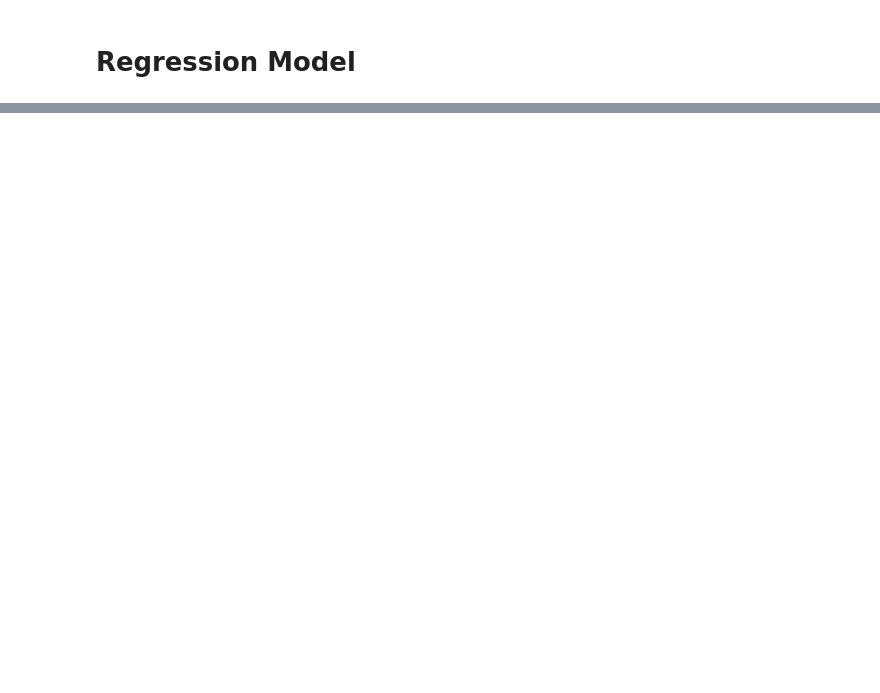
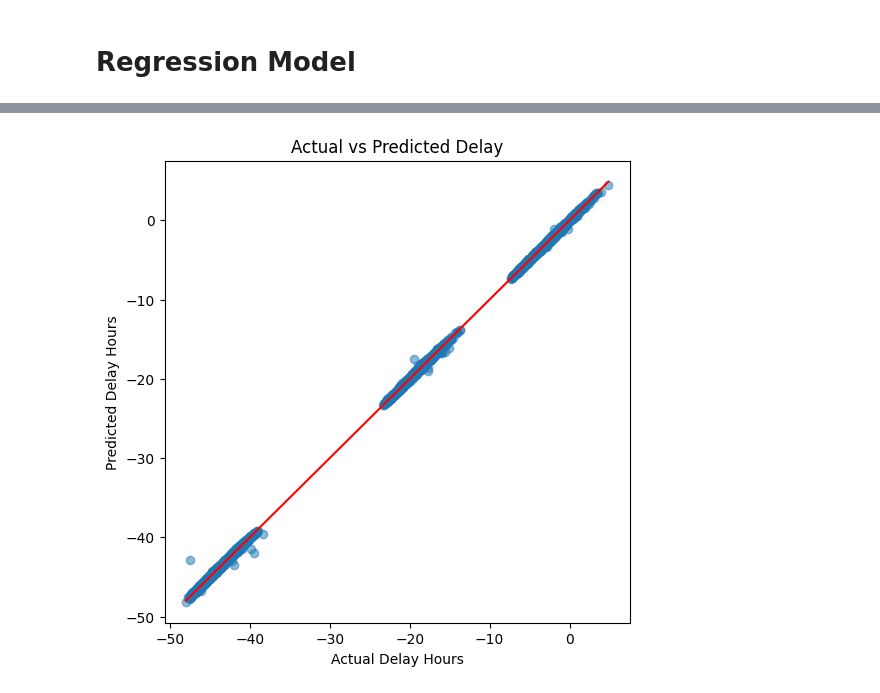
Before and after one commit to Ronal-Thomas/ETA-Delay-Prediction-Logistics, a Jupyter notebook: notebooks/08_Regression_model.ipynb, the cells around one changed output, grey strips where cells are left out. Drawn from its saved outputs; the diff is of its cells as text; code cells hidden in the pictures; blank space fills up the shorter version.

```diff
--- a/notebooks/08_Regression_model.ipynb
+++ b/notebooks/08_Regression_model.ipynb
@@ -265,0 +267,27 @@ print(results)
+# %%
+# ============================================================
+# ACTUAL VS PREDICTED DELAY
+# ============================================================
+
+best_model_name = best_model["Model"]
+best_model_obj = reg_models[best_model_name]
+
+y_pred_best = best_model_obj.predict(X_test_C_sc)
+
+plt.figure(figsize=(6,6))
+
+plt.scatter(y_test_C, y_pred_best, alpha=0.5)
+
+plt.plot(
+    [y_test_C.min(), y_test_C.max()],
+    [y_test_C.min(), y_test_C.max()],
+    color="red"
+)
+
+plt.xlabel("Actual Delay Hours")
+plt.ylabel("Predicted Delay Hours")
+plt.title("Actual vs Predicted Delay")
+
+plt.show()
+# %% [output]
+[figure, added]
```
Also changed, not shown: parts of 40 cells of this notebook.
